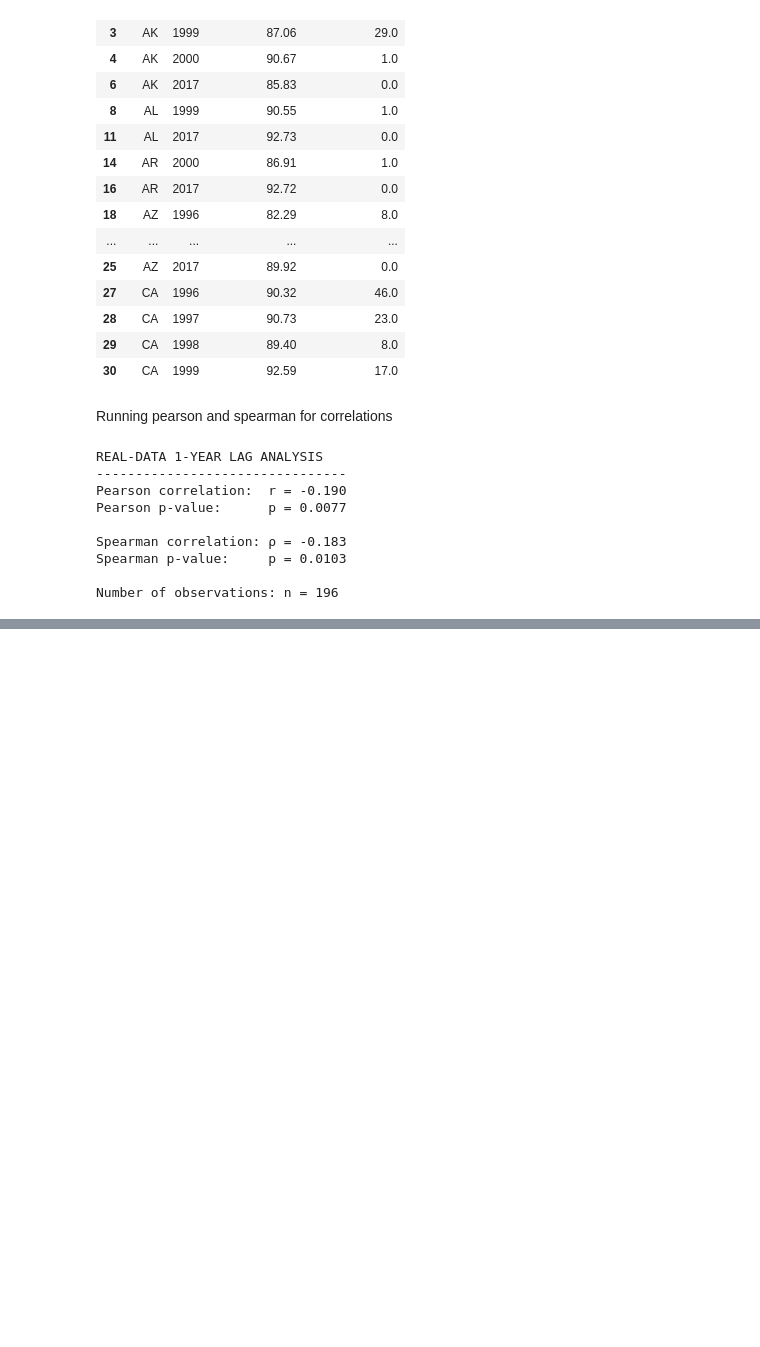
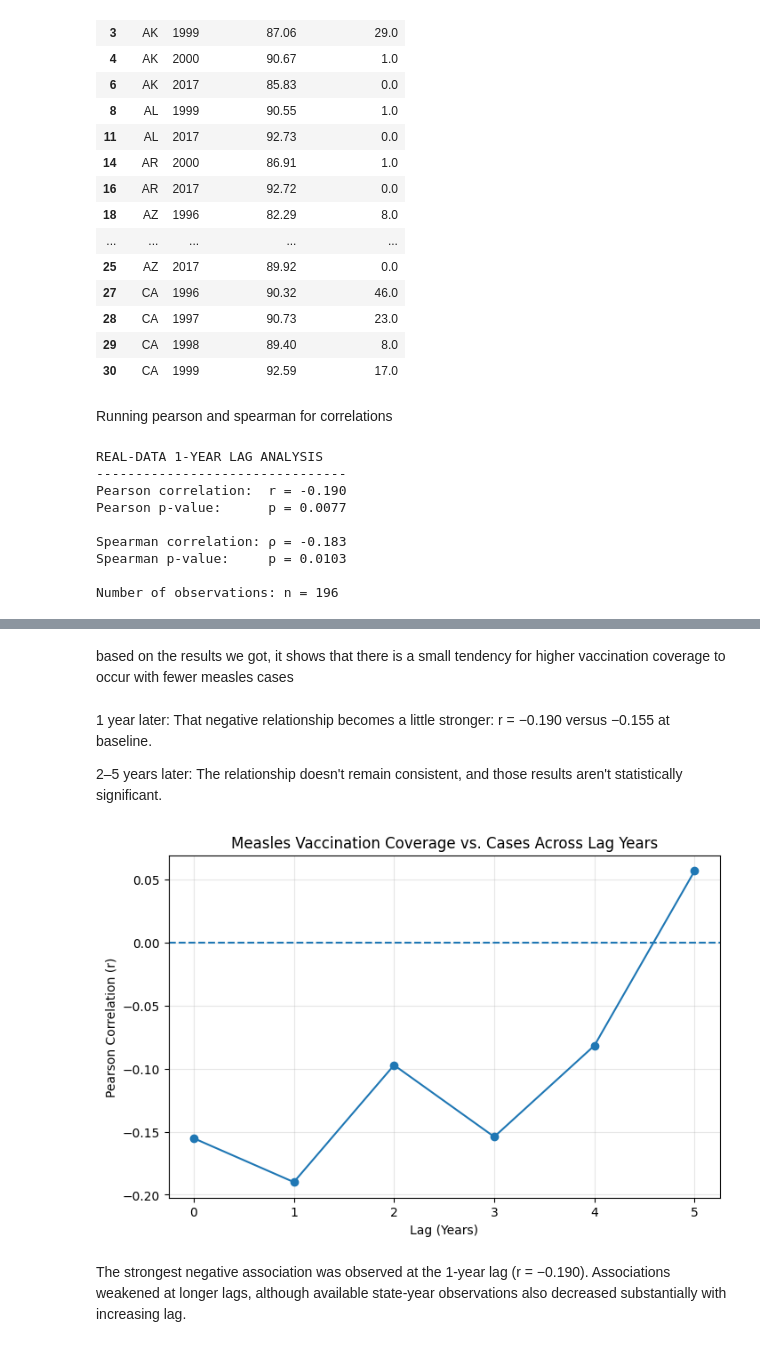
Before and after one commit to FusRaDa/biot670i_capstone_vaccination_project, a Jupyter notebook: perin_notebooks/analysis_engine.ipynb, the cells around one changed output, grey strips where cells are left out. Saved outputs shown, nothing was run; the diff lists cells and outputs as text; code cells hidden in the pictures; blank space fills up the shorter version.

Commit message:
Add multi-year lag analysis and p-value visualization

```diff
--- a/perin_notebooks/analysis_engine.ipynb
+++ b/perin_notebooks/analysis_engine.ipynb
@@ -508,0 +658,32 @@ Baseline Pearson r: -0.155
+# %% [markdown]
+based on the results we got, it shows that there is a small tendency for higher vaccination coverage to occur with fewer measles cases
+# %% [markdown]
+1 year later: That negative relationship becomes a little stronger: r = −0.190 versus −0.155 at baseline.
+
+
+2–5 years later: The relationship doesn't remain consistent, and those results aren't statistically significant.
+# %%
+import matplotlib.pyplot as plt
+
+plt.figure(figsize=(8, 5))
+
+plt.plot(
+    lag_results_df["lag_years"],
+    lag_results_df["pearson_r"],
+    marker="o"
+)
+
+plt.axhline(0, linestyle="--")
+
+plt.xlabel("Lag (Years)")
+plt.ylabel("Pearson Correlation (r)")
+plt.title("Measles Vaccination Coverage vs. Cases Across Lag Years")
+
+plt.xticks(lag_results_df["lag_years"])
+plt.grid(alpha=0.3)
+
+plt.show()
+# %% [output]
+[figure, added]
+# %% [markdown]
+The strongest negative association was observed at the 1-year lag (r = −0.190). Associations weakened at longer lags, although available state-year observations also decreased substantially with increasing lag.
```
Also changed, not shown: parts of 8 cells of this notebook.
